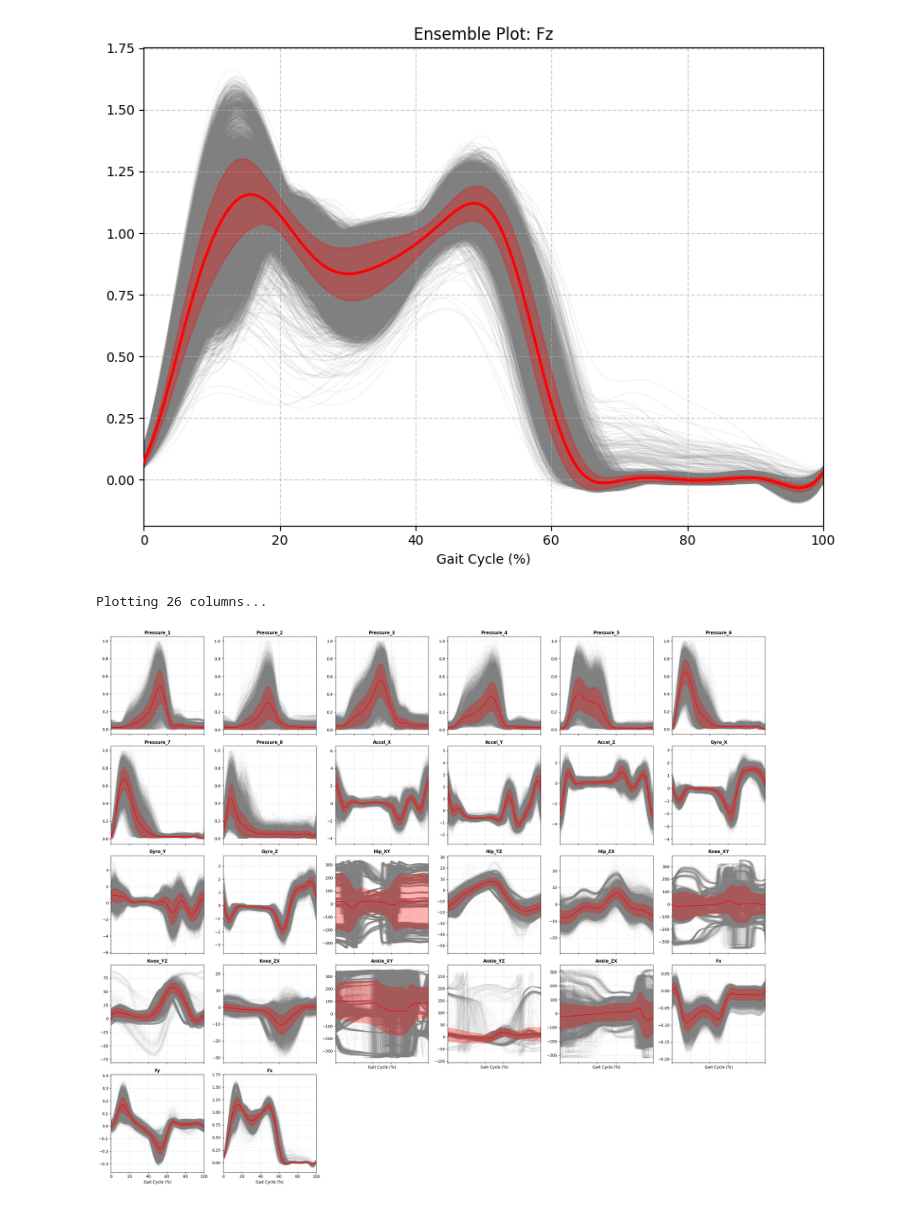
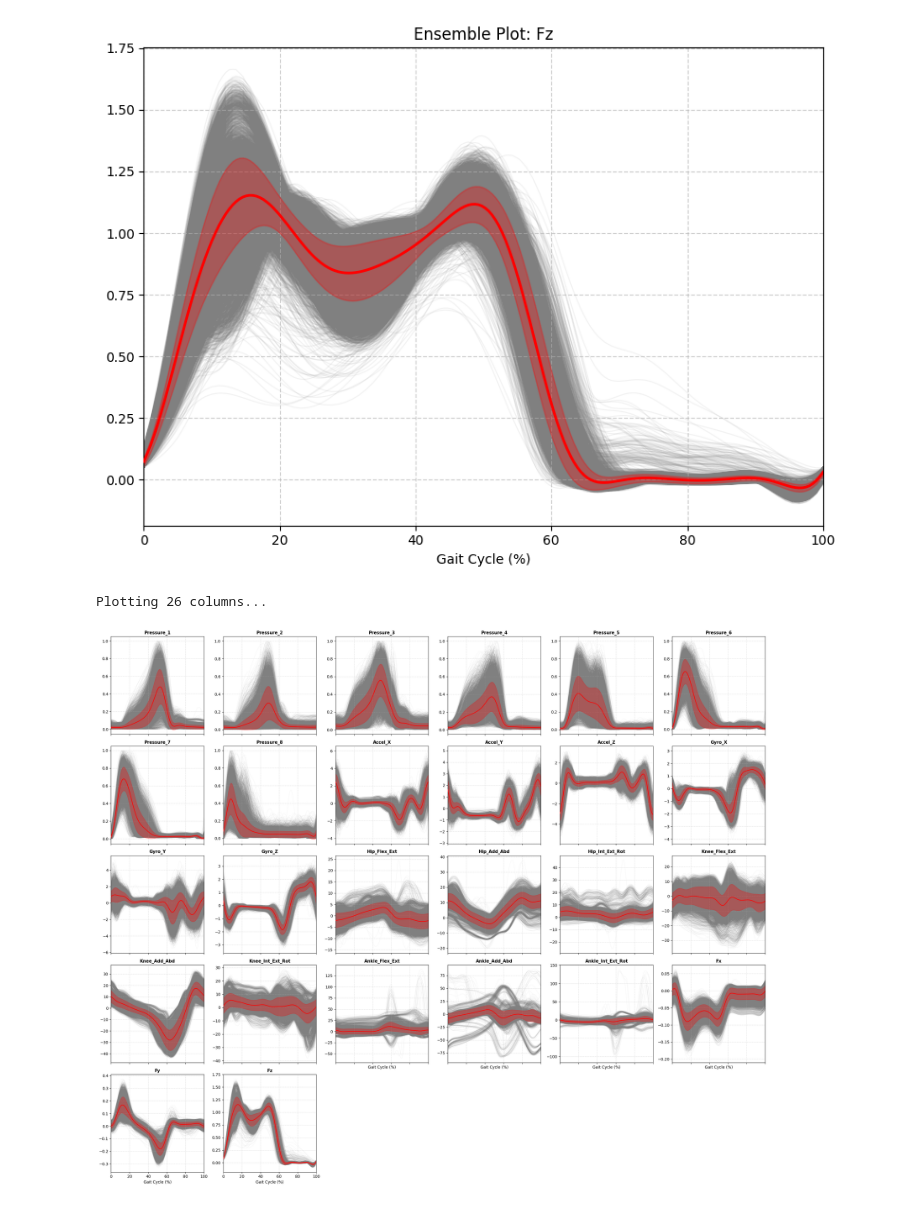
Before and after one commit to HideyukiNagashio/my-research-project, a Jupyter notebook: visualization.ipynb, the cells around one changed output. Drawn from its saved outputs; the diff is of its cells as text; code cells hidden in the pictures.

```diff
--- a/visualization.ipynb
+++ b/visualization.ipynb
@@ -43,7 +43,7 @@ def plot_ensemble_stats(data, ax, title, color='red'):
 # --- 使用例 ---
 
 # 1. データの読み込み (適宜パスを変更してください)
-file_path = 'processed_data/all_data_combined.npz'  # 例
+file_path = 'processed_data/sample_all_data_combined.npz'  # 例
 loaded_data = np.load(file_path)
 
 ensemble = loaded_data['ensemble']  # shape: (N, 200, 26)
@@ -142,32 +142,32 @@ def plot_all_columns(data, column_names, output_filename='all_columns_ensemble.p
 
             # 一番下の行だけX軸ラベルを表示
             if idx >= n_cols_data - n_cols_subplot:
                 ax.set_xlabel('Gait Cycle (%)')
         else:
             # データがない余ったサブプロットは非表示にする
             ax.axis('off')
 
     plt.tight_layout()
     # plt.savefig(output_filename, dpi=150)
     # print(f"Saved plot to {output_filename}")
     plt.show()
 
 # --- 実行例 ---
 if __name__ == "__main__":
     # 1. データの読み込み
     # ファイルパスは実際のファイルに合わせて変更してください
-    file_path = 'processed_data/all_data_combined.npz'
+    file_path = 'processed_data/sample_all_data_combined.npz'
 
     if os.path.exists(file_path):
         loaded_data = np.load(file_path)
         ensemble = loaded_data['ensemble']  # shape: (N, 200, 26)
         columns = loaded_data['columns']    # カラム名リスト
 
         # 2. プロット関数の呼び出し
         plot_all_columns(ensemble, columns)
     else:
         print(f"File not found: {file_path}")
         print("Please set the correct file path.")
 # %% [output]
 Plotting 26 columns...
-[figure, old version]
+[figure, new version]
```
Also changed, not shown: 5 other files.
